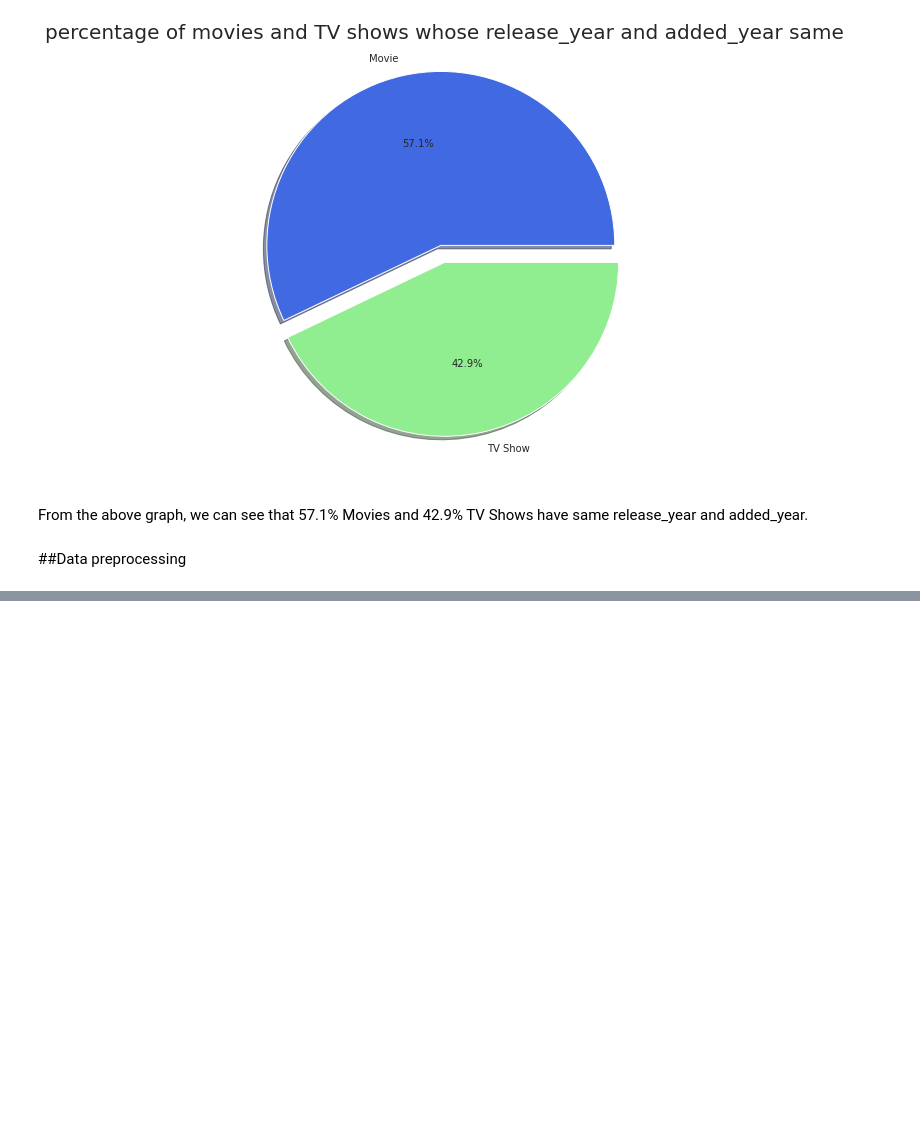
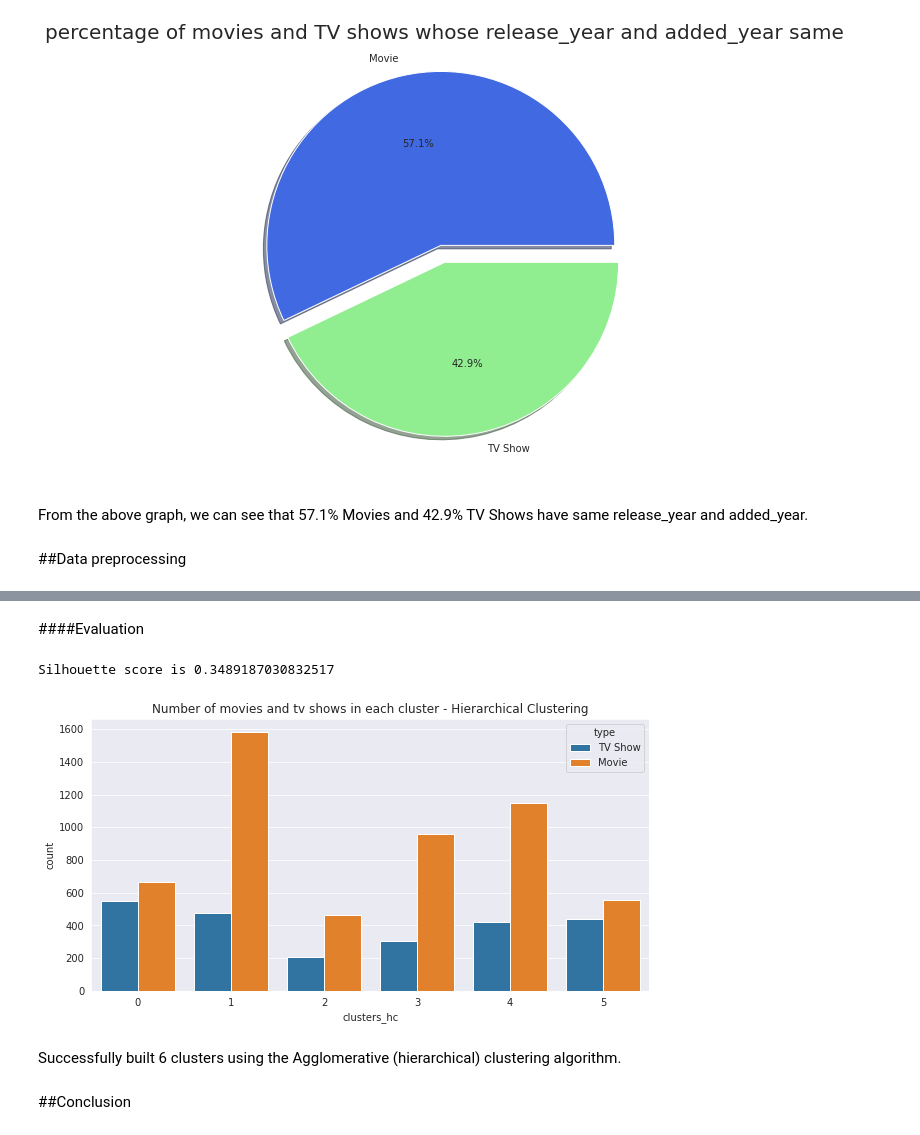
Before and after one commit to Amankr351/Netflix-Movies-and-TV-Shows-Clustering-Project., a Jupyter notebook: Netflix_Movies_And_TV_Shows_Clustering.ipynb, the cells around one changed output, grey strips where cells are left out. Saved outputs shown, nothing was run; the diff lists cells and outputs as text; code cells hidden in the pictures; blank space fills up the shorter version.

```diff
--- a/Netflix_Movies_And_TV_Shows_Clustering.ipynb
+++ b/Netflix_Movies_And_TV_Shows_Clustering.ipynb
@@ -702,0 +734,7 @@ Silhouette score is 0.29534785331213925
+# %%
+#applying agglomerative clustring
+
+from sklearn.cluster import AgglomerativeClustering
+hc = AgglomerativeClustering(n_clusters = 6, affinity = 'euclidean', linkage = 'ward')
+y_hc = hc.fit_predict(X)
+y_hc
@@ -702,0 +743,4 @@ Silhouette score is 0.29534785331213925
+# %%
+#create a 'clusters_hc' column
+data['clusters_hc'] = y_hc
+data['clusters_hc'].value_counts()
@@ -702,0 +755,20 @@ Silhouette score is 0.29534785331213925
+# %% [markdown]
+####Evaluation
+# %%
+#Silhouette score
+score2 = silhouette_score(X, y_hc)
+print("Silhouette score is {}".format(score2))
+# %% [output]
+Silhouette score is 0.3489187030832517
+# %%
+#graphical representaion of Heirarchical Clustering
+
+plt.figure(figsize=(10,5))
+sns.countplot(x='clusters_hc',data=data, hue='type')
+plt.title('Number of movies and tv shows in each cluster - Hierarchical Clustering');
+# %% [output]
+[figure, added]
+# %% [markdown]
+Successfully built 6 clusters using the Agglomerative (hierarchical) clustering algorithm.
+# %% [markdown]
+##Conclusion
```
Also changed, not shown: parts of 89 cells of this notebook.
